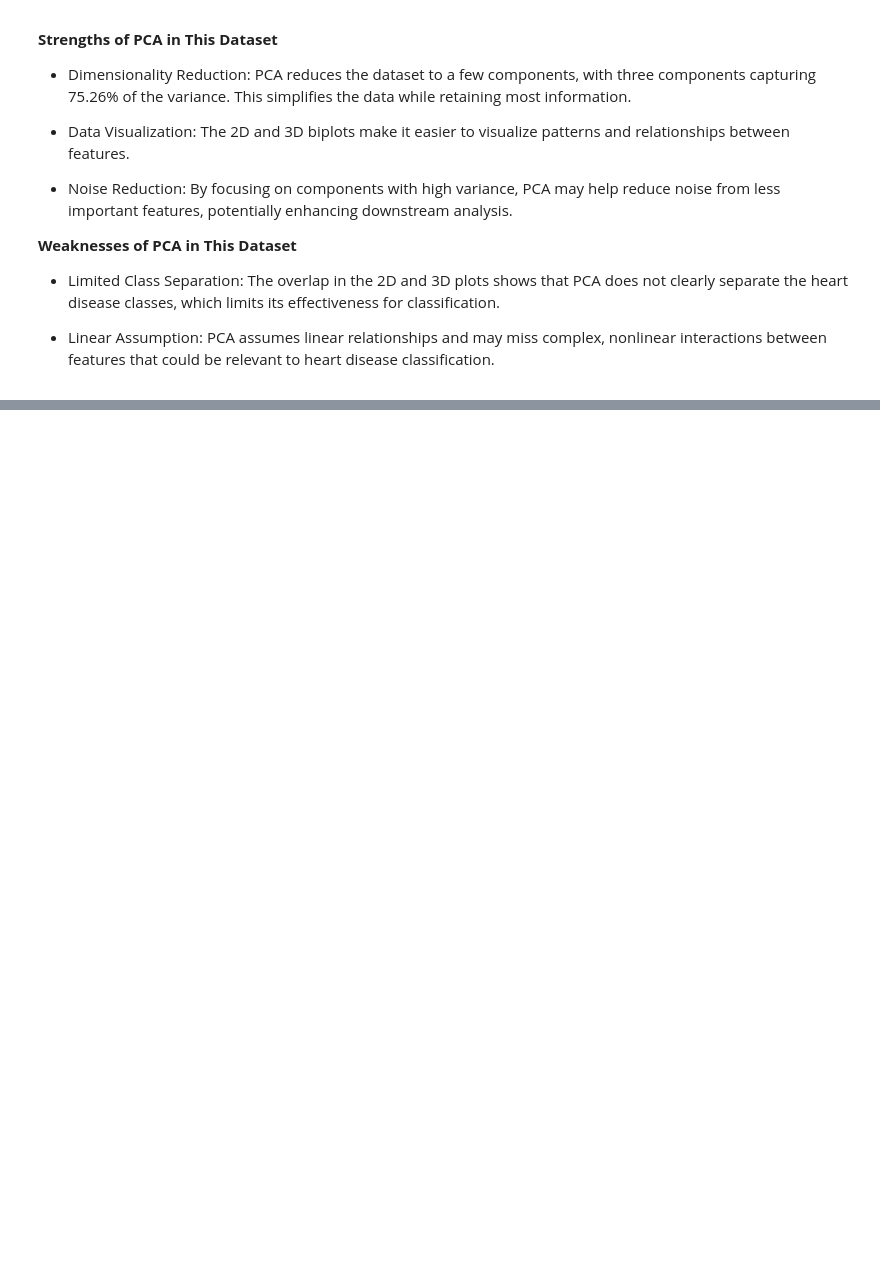
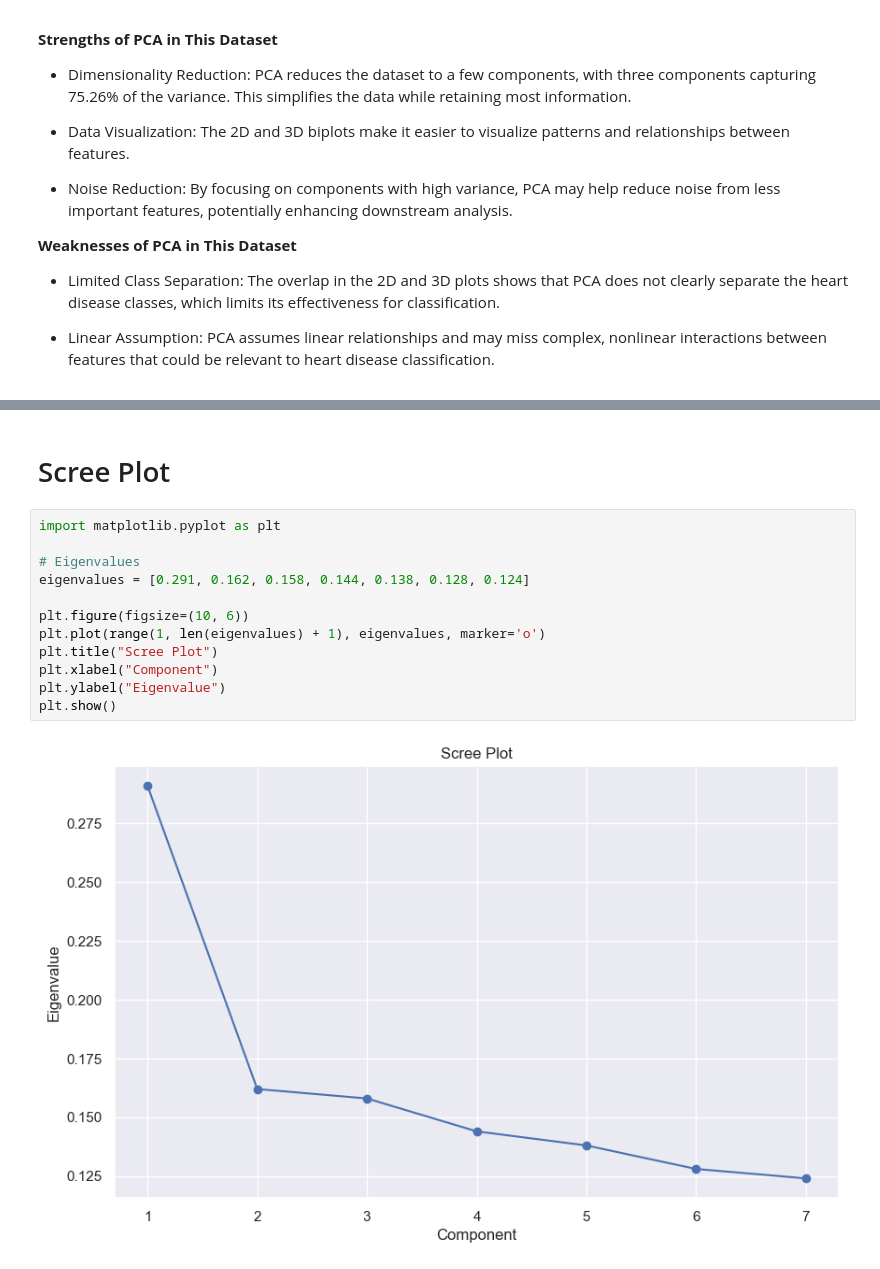
Before and after one commit to LynaMahdi/Comparative-analysis-of-PCA-CA-and-MCA, a Jupyter notebook: Heart-Disease-Analysis.ipynb, the cells around one changed output, grey strips where cells are left out. Drawn from its saved outputs; the diff is of its cells as text; blank space fills up the shorter version.

```diff
--- a/Heart-Disease-Analysis.ipynb
+++ b/Heart-Disease-Analysis.ipynb
@@ -614,0 +728,16 @@ In this dataset, PCA effectively reduces dimensionality and captures major data
+# %% [markdown]
+# Scree Plot
+# %%
+import matplotlib.pyplot as plt
+
+# Eigenvalues
+eigenvalues = [0.291, 0.162, 0.158, 0.144, 0.138, 0.128, 0.124]
+
+plt.figure(figsize=(10, 6))
+plt.plot(range(1, len(eigenvalues) + 1), eigenvalues, marker='o')
+plt.title("Scree Plot")
+plt.xlabel("Component")
+plt.ylabel("Eigenvalue")
+plt.show()
+# %% [output]
+[figure, added]
```
Also changed, not shown: parts of 44 cells of this notebook.
